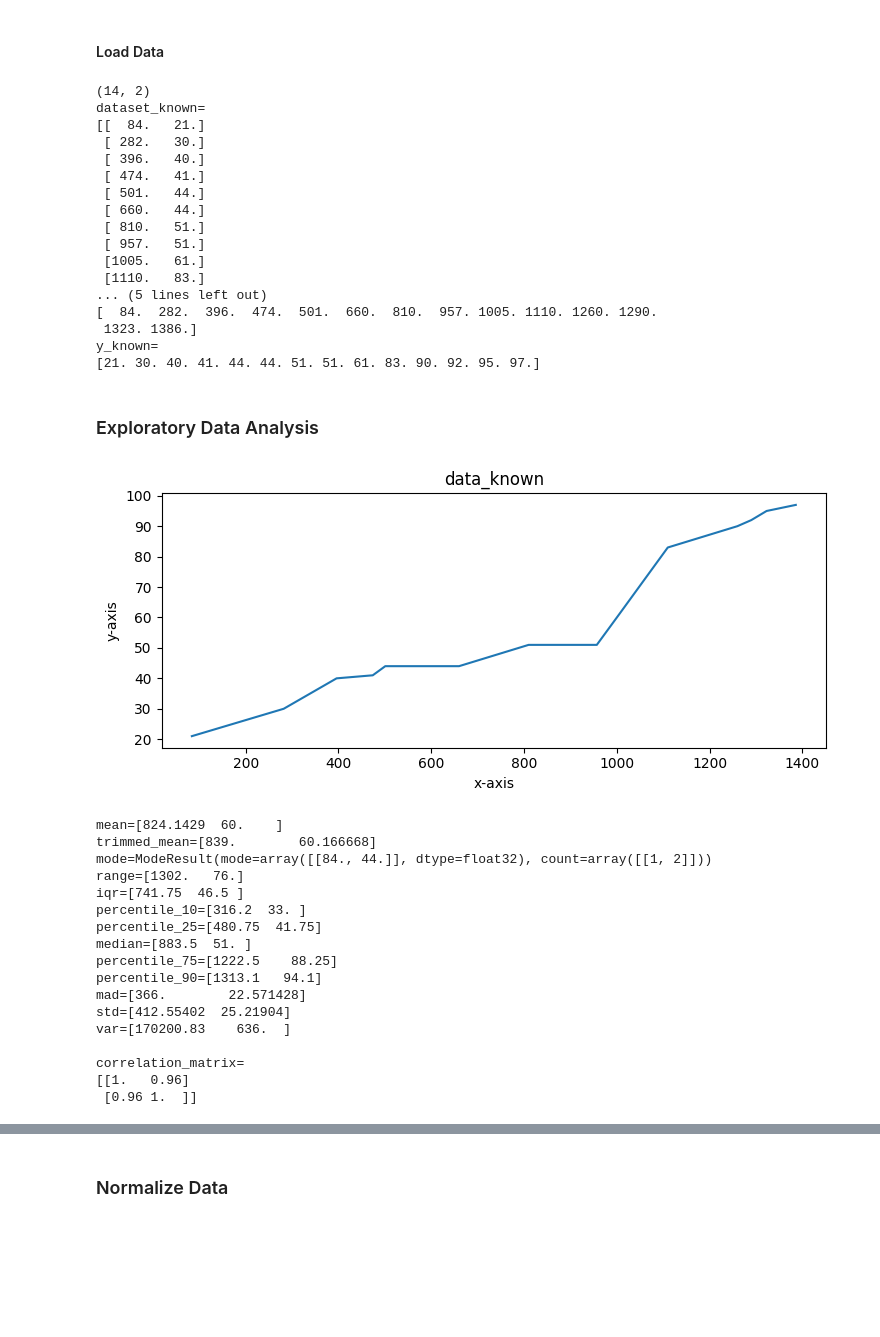
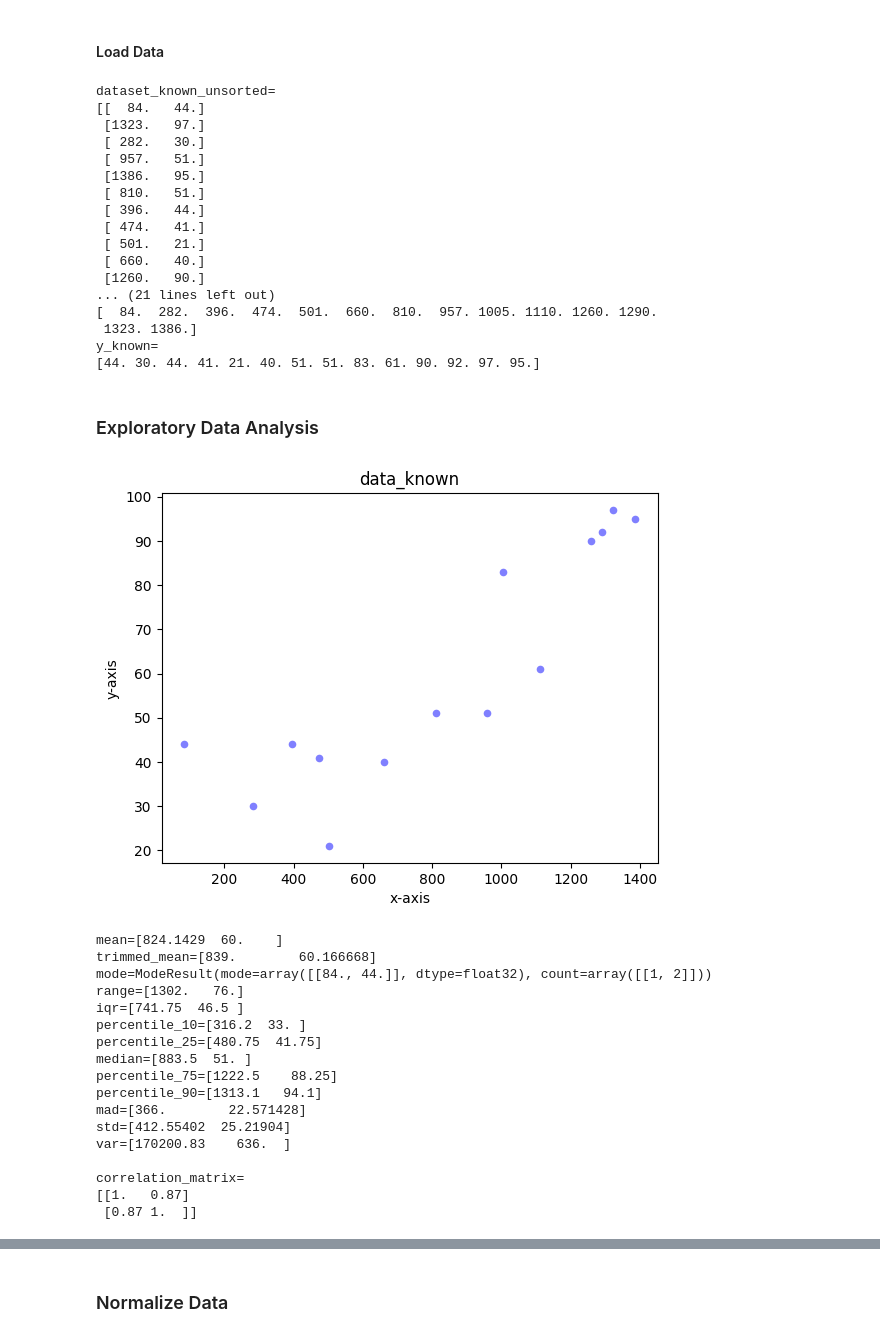
Before and after one commit to aisven/fullstack-ml-academy-homework, a Jupyter notebook: notepads/07-Gradientenverfahren/07-Gradientenverfahren.ipynb, the cells around one changed output, grey strips where cells are left out. Saved outputs shown, nothing was run; the diff lists cells and outputs as text; code cells hidden in the pictures; blank space fills up the shorter version.

Commit message:
fix sorting

```diff
--- a/notepads/07-Gradientenverfahren/07-Gradientenverfahren.ipynb
+++ b/notepads/07-Gradientenverfahren/07-Gradientenverfahren.ipynb
@@ -29,8 +29,15 @@ y_known_unsorted = np.asarray([44,97,30,51,95,51,44,41,21,40,90,83,61,92]).astyp
 assert y_known_unsorted.shape == (number_of_known_data_points,)
 assert y_known_unsorted.dtype == 'float32'
 
-dataset_known = np.asarray([ x_known_unsorted, y_known_unsorted ]).transpose()
-dataset_known.sort(axis=0)
+dataset_known_unsorted = np.asarray([ x_known_unsorted, y_known_unsorted ]).transpose()
+# the following call would sort all columns individually which we do not want
+#dataset_known.sort(axis=0)
+# instead here we want to sort the rows by the values in the first column
+print(f"dataset_known_unsorted=\n{dataset_known_unsorted}")
+dataset_known_intermediate_view = dataset_known_unsorted[:, 0]
+dataset_known_intermediate_indices_for_sorting = dataset_known_intermediate_view.argsort()
+print(dataset_known_intermediate_indices_for_sorting)
+dataset_known = dataset_known_unsorted[dataset_known_intermediate_indices_for_sorting]
 assert dataset_known.shape == (number_of_known_data_points,2)
 assert dataset_known.dtype == 'float32'
 print(dataset_known.shape)
@@ -48,23 +55,23 @@ assert y_known.shape == (number_of_known_data_points,)
 assert y_known.dtype == 'float32'
 print(f"y_known=\n{y_known}")
 # %% [output]
-(14, 2)
-dataset_known=
-[[  84.   21.]
+dataset_known_unsorted=
+[[  84.   44.]
+ [1323.   97.]
  [ 282.   30.]
- [ 396.   40.]
+ [ 957.   51.]
+ [1386.   95.]
+ [ 810.   51.]
+ [ 396.   44.]
  [ 474.   41.]
- [ 501.   44.]
- [ 660.   44.]
- [ 810.   51.]
- [ 957.   51.]
- [1005.   61.]
- [1110.   83.]
-... (5 lines left out)
+ [ 501.   21.]
+ [ 660.   40.]
+ [1260.   90.]
+... (21 lines left out)
 [  84.  282.  396.  474.  501.  660.  810.  957. 1005. 1110. 1260. 1290.
  1323. 1386.]
 y_known=
-[21. 30. 40. 41. 44. 44. 51. 51. 61. 83. 90. 92. 95. 97.]
+[44. 30. 44. 41. 21. 40. 51. 51. 83. 61. 90. 92. 97. 95.]
 # %% [markdown]
 ### Exploratory Data Analysis
 # %%
@@ -72,7 +79,7 @@ y_known=
 
 # plain line plot
 plt.figure(dpi=100)
-plt.plot(x_known,y_known)
+plt.plot(x_known,y_known,linestyle='',marker='.',markersize=11.,markerfacecolor='#8080ff',markeredgewidth=.0)
 plt.title('data_known')
 plt.xlabel('x-axis')
 plt.ylabel('y-axis')
@@ -86,34 +93,34 @@ print(f"mode={stats.mode(dataset_known, keepdims=True)}")
 # statistical dispersion measures
 def range_np(a: np.ndarray) -> np.ndarray:
     result = a.max(axis=0) - a.min(axis=0)
     return result
 
 print(f"range={range_np(dataset_known)}")
 print(f"iqr={stats.iqr(dataset_known, axis=0)}")
 
 print(f"percentile_10={np.percentile(dataset_known, 10.0, axis=0)}")
 print(f"percentile_25={np.percentile(dataset_known, 25.0, axis=0)}")
 print(f"median={np.percentile(dataset_known, 50.0, axis=0)}")
 print(f"percentile_75={np.percentile(dataset_known, 75.0, axis=0)}")
 print(f"percentile_90={np.percentile(dataset_known, 90.0, axis=0)}")
 
 def mad_np(a: np.ndarray) -> np.ndarray:
     result = np.mean(np.absolute(a - np.mean(a, axis=0)), axis=0)
     return result
 
 print(f"mad={mad_np(dataset_known)}")
 
 print(f"std={dataset_known.std(axis=0)}")
 print(f"var={dataset_known.var(axis=0)}")
 
 # association measures
 print(f"\ncorrelation_matrix=\n{np.corrcoef(dataset_known, rowvar=False).round(decimals=2)}")
 
 dataset_known_pd = pd.DataFrame(dataset_known, columns = ['x','y'])
 predictive_power_score_matrix_all_pd = pps.matrix(dataset_known_pd, output='df')
 predictive_power_score_matrix_all_pd.style.background_gradient(cmap='twilight', low=0.0, high=1.0)
 # %% [output]
-[figure, old version]
+[figure, new version]
 mean=[824.1429  60.    ]
 trimmed_mean=[839.        60.166668]
 mode=ModeResult(mode=array([[84., 44.]], dtype=float32), count=array([[1, 2]]))
@@ -129,7 +136,7 @@ std=[412.55402  25.21904]
 var=[170200.83    636.  ]
 
 correlation_matrix=
-[[1.   0.96]
- [0.96 1.  ]]
+[[1.   0.87]
+ [0.87 1.  ]]
 |  | x | y | ppscore | case | is_valid_score | metric | baseline_score | model_score | model |
 | 0 | x | x | 1.000000 | predict_itself | True | None | 0.000000 | 1.000000 | None |
```
Also changed, not shown: parts of 8 cells of this notebook.
